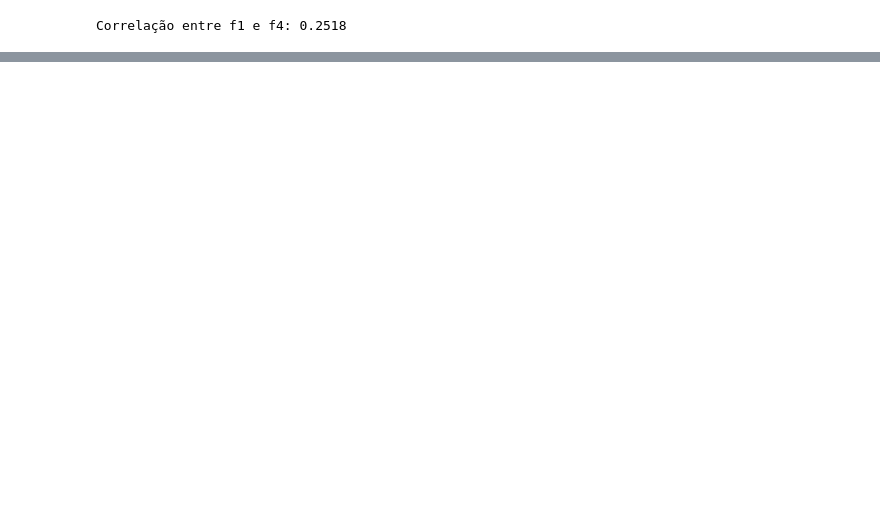
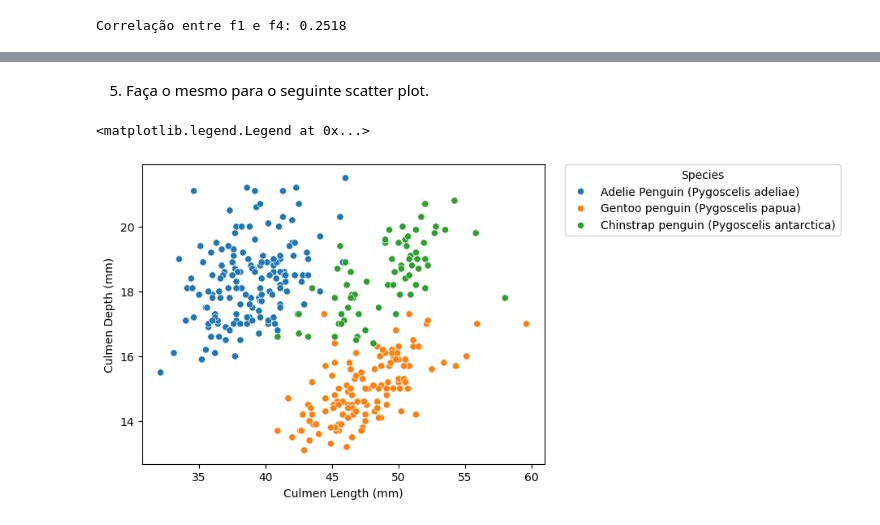
Before and after one commit to F-Franke/club_penguin, a Jupyter notebook: Penguin.ipynb, the cells around one changed output, grey strips where cells are left out. Saved outputs shown, nothing was run; the diff lists cells and outputs as text; code cells hidden in the pictures; blank space fills up the shorter version.

```diff
--- a/Penguin.ipynb
+++ b/Penguin.ipynb
@@ -72,0 +186,8 @@ df = pd.read_csv("C:\Users\User\Club_Penguin\penguins.csv ")
+# %% [markdown]
+5) Faça o mesmo para o seguinte scatter plot.
+# %%
+sns.scatterplot(x = "Culmen Length (mm)", y = "Culmen Depth (mm)",hue = "Species" , data = df)
+plt.legend(title = "Species",bbox_to_anchor=(1.05, 1), loc='upper left', borderaxespad=0)
+# %% [output]
+<matplotlib.legend.Legend at 0x...>
+[figure, added]
```
Also changed, not shown: parts of 22 cells of this notebook.
